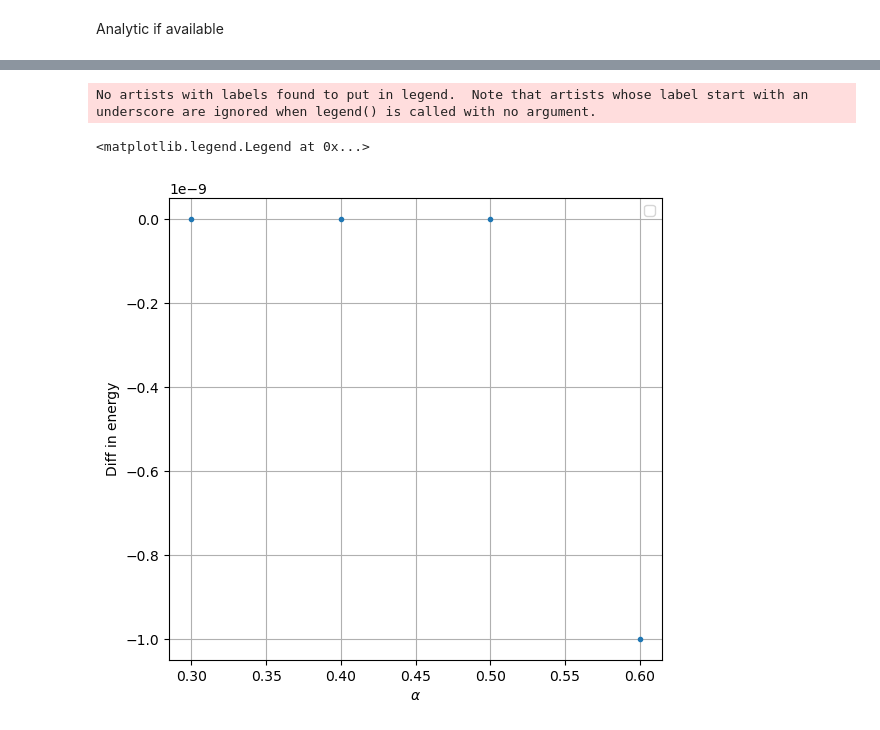
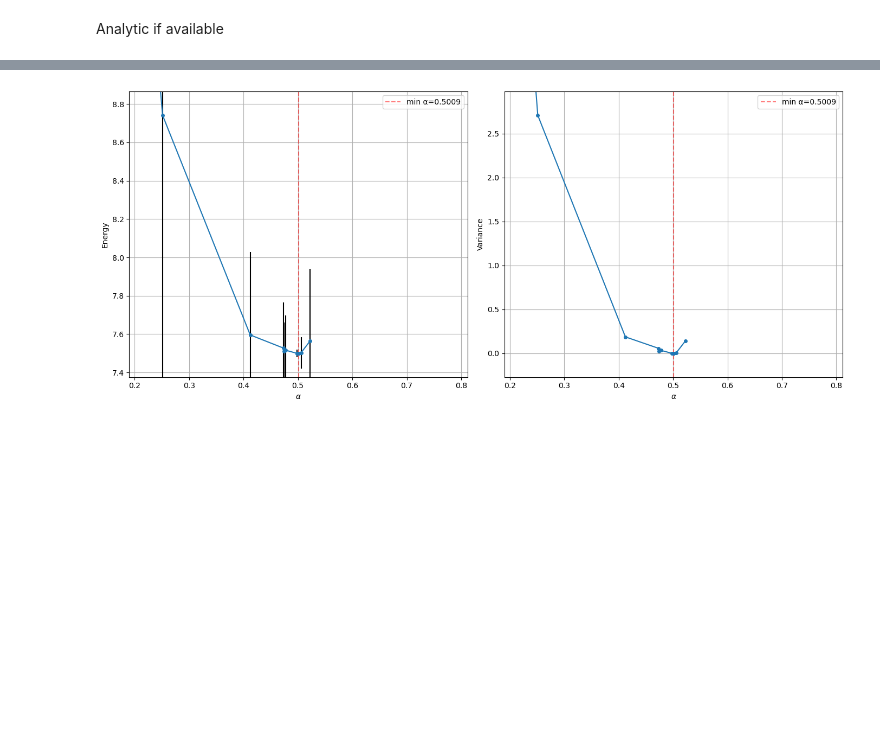
Before and after one commit to DavideCacopardi/variational-monte-carlo-fys4411-DC2026, a Jupyter notebook: display.ipynb, the cells around one changed output, grey strips where cells are left out. Drawn from its saved outputs; the diff is of its cells as text; code cells hidden in the pictures; blank space fills up the shorter version.

```diff
--- a/display.ipynb
+++ b/display.ipynb
@@ -131,12 +61,61 @@ print(energy)
-# %%
-fig = plt.figure(figsize=(14,6))
-gs = fig.add_gridspec(1,2)
-ax = fig.add_subplot(gs[0, 0])
-ax.errorbar(parameters[0, :], num_energy - energy, ls="none", marker='.')
-ax.set_ylabel("Diff in energy")
-ax.set_xlabel(r"$\alpha$")
-ax.legend()
-# %% [output]
-No artists with labels found to put in legend.  Note that artists whose label start with an underscore are ignored when legend() is called with no argument.
-<matplotlib.legend.Legend at 0x...>
-[figure, removed]
+# %%
+%matplotlib inline
+
+file = np.loadtxt("iofiles/log.csv", delimiter=',')
+file = np.transpose(file)
+parameters = file[:file.shape[0] - 5, :]
+energy = file[file.shape[0] - 5, :]
+variance = file[file.shape[0] - 4, :]
+error = file[file.shape[0] - 3, :]
+
+# Skip first few iterations
+burnin = 2
+parameters = parameters[:, burnin:]
+energy = energy[burnin:]
+variance = variance[burnin:]
+error = error[burnin:]
+
+# Sort by alpha
+sort_idx = np.argsort(parameters[0, :])
+parameters = parameters[:, sort_idx]
+energy = energy[sort_idx]
+variance = variance[sort_idx]
+error = error[sort_idx]
+
+# Find minimum and compute symmetric window around it
+min_idx = np.argmin(energy)
+min_alpha = parameters[0, min_idx]
+max_dist = np.max(np.abs(parameters[0, :] - min_alpha))
+
+# Mask for points within the x window, excluding boundary point
+mask = np.abs(parameters[0, :] - min_alpha) < 0.99 * max_dist
+
+fig = plt.figure(figsize=(14, 6))
+gs = fig.add_gridspec(1, 2)
+
+ax = fig.add_subplot(gs[0, 0])
+ax.errorbar(parameters[0, :], energy, error, ls='-', marker='.', markersize=8, ecolor='black')
+ax.axvline(min_alpha, color='red', linestyle='--', alpha=0.5, label=f"min α={min_alpha:.4f}")
+ax.set_xlim(min_alpha - max_dist, min_alpha + max_dist)
+e_min, e_max = np.min(energy[mask]), np.max(energy[mask])
+e_range = e_max - e_min
+ax.set_ylim(e_min - 0.1 * e_range, e_max + 0.1 * e_range)
+ax.set_ylabel("Energy")
+ax.set_xlabel(r"$\alpha$")
+ax.legend()
+
+ax = fig.add_subplot(gs[0, 1])
+ax.errorbar(parameters[0, :], variance, ls='-', marker='.', markersize=8, ecolor='black')
+ax.axvline(min_alpha, color='red', linestyle='--', alpha=0.5, label=f"min α={min_alpha:.4f}")
+ax.set_xlim(min_alpha - max_dist, min_alpha + max_dist)
+v_min, v_max = np.min(variance[mask]), np.max(variance[mask])
+v_range = v_max - v_min
+ax.set_ylim(v_min - 0.1 * v_range, v_max + 0.1 * v_range)
+ax.set_ylabel("Variance")
+ax.set_xlabel(r"$\alpha$")
+ax.legend()
+
+plt.tight_layout()
+plt.show()
+# %% [output]
+[figure, added]
```
Also changed, not shown: parts of 8 cells of this notebook, 18 other files.
